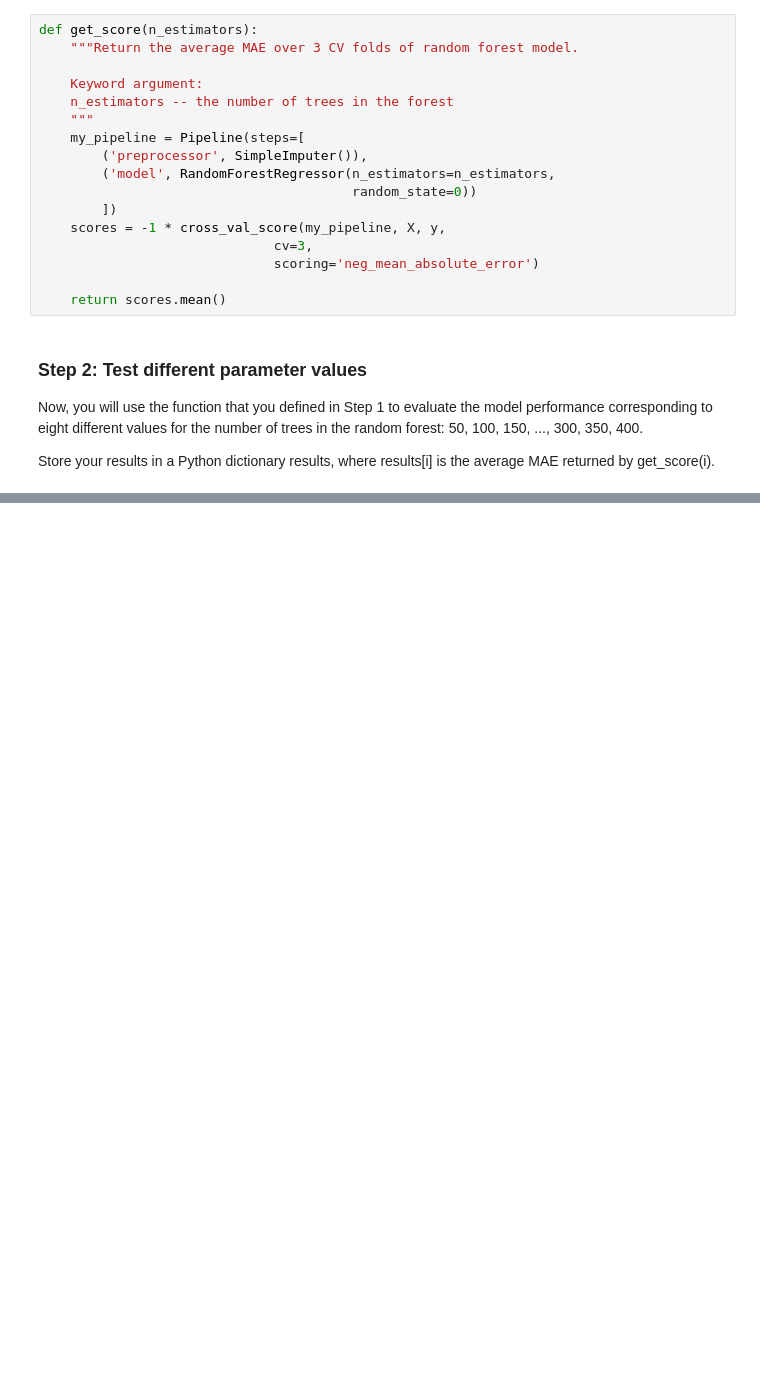
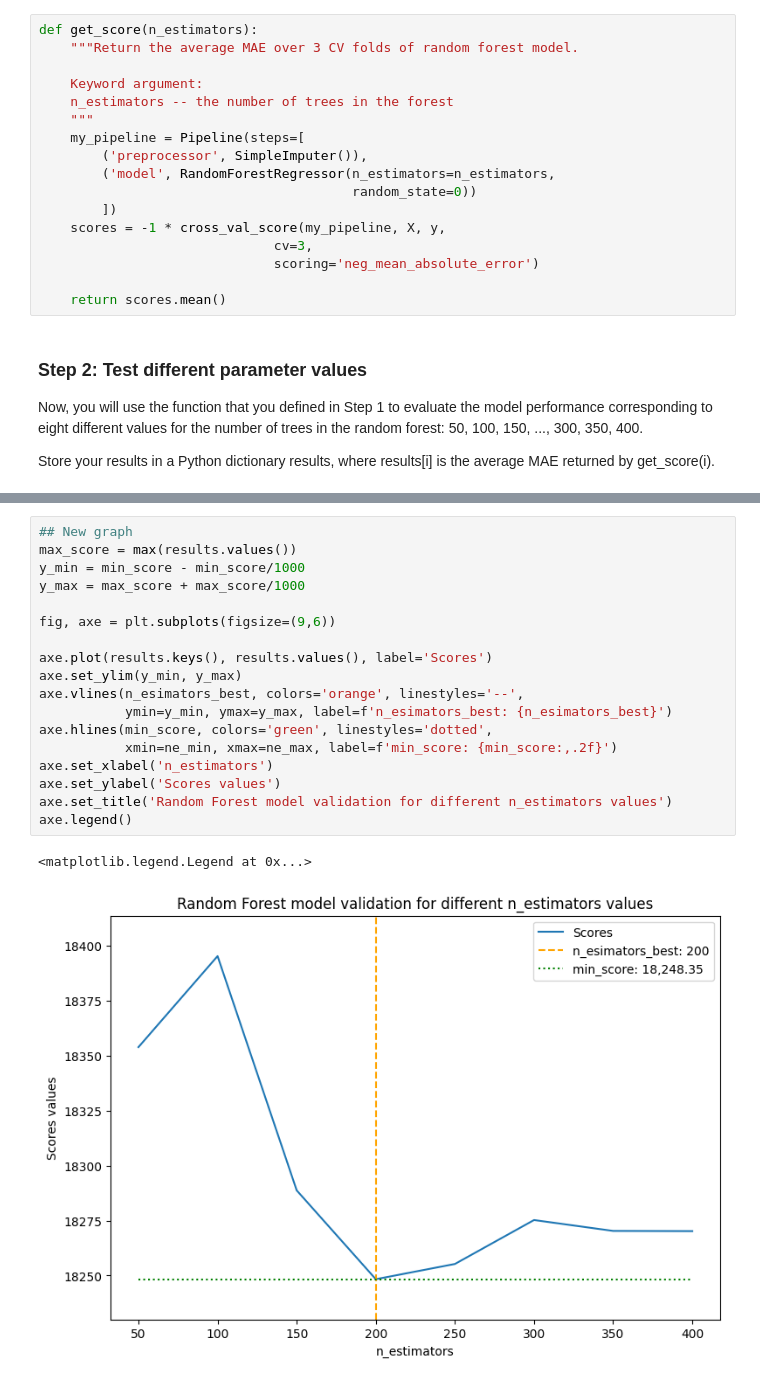
Before and after one commit to jmonti-gh/MachineLearning_Py, a Jupyter notebook: kaggle_ML_i5e.ipynb, the cells around one changed output, grey strips where cells are left out. Drawn from its saved outputs; the diff is of its cells as text; blank space fills up the shorter version.

Commit message:
kaggle_ML_i5e _Cross-Validation_ finished

```diff
--- a/kaggle_ML_i5e.ipynb
+++ b/kaggle_ML_i5e.ipynb
@@ -114,0 +157,21 @@ correct!! & the hint + Solution
+# %%
+## New graph
+max_score = max(results.values())
+y_min = min_score - min_score/1000
+y_max = max_score + max_score/1000
+
+fig, axe = plt.subplots(figsize=(9,6))
+
+axe.plot(results.keys(), results.values(), label='Scores')
+axe.set_ylim(y_min, y_max)
+axe.vlines(n_esimators_best, colors='orange', linestyles='--',
+           ymin=y_min, ymax=y_max, label=f'n_esimators_best: {n_esimators_best}')
+axe.hlines(min_score, colors='green', linestyles='dotted',
+           xmin=ne_min, xmax=ne_max, label=f'min_score: {min_score:,.2f}')
+axe.set_xlabel('n_estimators')
+axe.set_ylabel('Scores values')
+axe.set_title('Random Forest model validation for different n_estimators values')
+axe.legend()
+# %% [output]
+<matplotlib.legend.Legend at 0x...>
+[figure, added]
```
Also changed, not shown: parts of 8 cells of this notebook, 1 other file.
